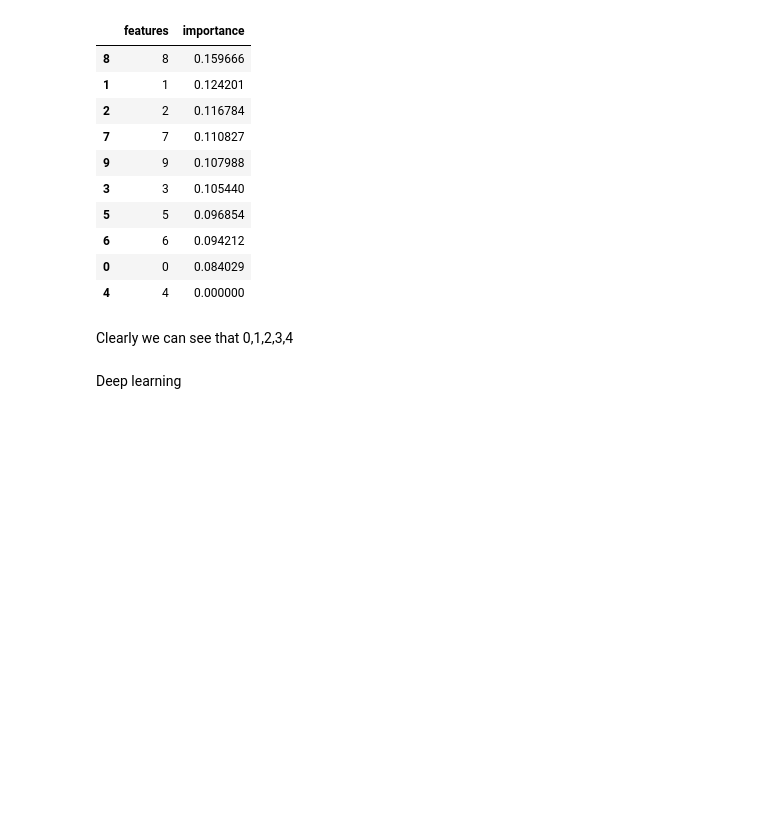
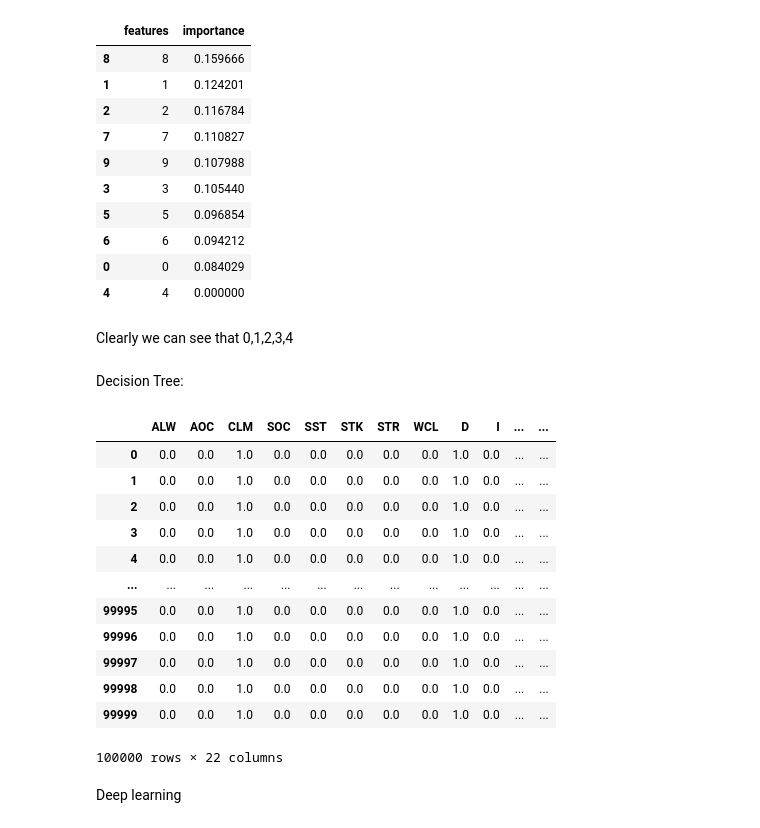
Before and after one commit to satishgc227/Derby-project, a Jupyter notebook: Logistic_Regression,XGB,Random_Forest,Naive_bayes,SVC,Deep_learning.ipynb, the cells around one changed output. Drawn from its saved outputs; the diff is of its cells as text; code cells hidden in the pictures; blank space fills up the shorter version.

```diff
--- a/Logistic_Regression,XGB,Random_Forest,Naive_bayes,SVC,Deep_learning.ipynb
+++ b/Logistic_Regression,XGB,Random_Forest,Naive_bayes,SVC,Deep_learning.ipynb
@@ -478,3 +472,27 @@ importances
 #importances.plot.bar(X.columns,importances.importance)
 # %% [markdown]
 Clearly we can see that 0,1,2,3,4
+# %% [markdown]
+Decision Tree:
+# %%
+
+f#rom sklearn.feature_extraction import DictVectorizer
+#dv = DictVectorizer(sparse=False)
+#X_train = dv.fit_transform(X)
+
+#dt = DecisionTreeClassifier(max_depth=2)
+#dt.fit(X_train, y_train)
+# %% [output]
+|  | ALW | AOC | CLM | SOC | SST | STK | STR | WCL | D | I | ... | ... |
+| 0 | 0.0 | 0.0 | 1.0 | 0.0 | 0.0 | 0.0 | 0.0 | 0.0 | 1.0 | 0.0 | ... | ... |
+| 1 | 0.0 | 0.0 | 1.0 | 0.0 | 0.0 | 0.0 | 0.0 | 0.0 | 1.0 | 0.0 | ... | ... |
+| 2 | 0.0 | 0.0 | 1.0 | 0.0 | 0.0 | 0.0 | 0.0 | 0.0 | 1.0 | 0.0 | ... | ... |
+| 3 | 0.0 | 0.0 | 1.0 | 0.0 | 0.0 | 0.0 | 0.0 | 0.0 | 1.0 | 0.0 | ... | ... |
+| 4 | 0.0 | 0.0 | 1.0 | 0.0 | 0.0 | 0.0 | 0.0 | 0.0 | 1.0 | 0.0 | ... | ... |
+| ... | ... | ... | ... | ... | ... | ... | ... | ... | ... | ... | ... | ... |
+| 99995 | 0.0 | 0.0 | 1.0 | 0.0 | 0.0 | 0.0 | 0.0 | 0.0 | 1.0 | 0.0 | ... | ... |
+| 99996 | 0.0 | 0.0 | 1.0 | 0.0 | 0.0 | 0.0 | 0.0 | 0.0 | 1.0 | 0.0 | ... | ... |
+| 99997 | 0.0 | 0.0 | 1.0 | 0.0 | 0.0 | 0.0 | 0.0 | 0.0 | 1.0 | 0.0 | ... | ... |
+| 99998 | 0.0 | 0.0 | 1.0 | 0.0 | 0.0 | 0.0 | 0.0 | 0.0 | 1.0 | 0.0 | ... | ... |
+| 99999 | 0.0 | 0.0 | 1.0 | 0.0 | 0.0 | 0.0 | 0.0 | 0.0 | 1.0 | 0.0 | ... | ... |
+100000 rows × 22 columns
```
Also changed, not shown: parts of 13 cells of this notebook.
